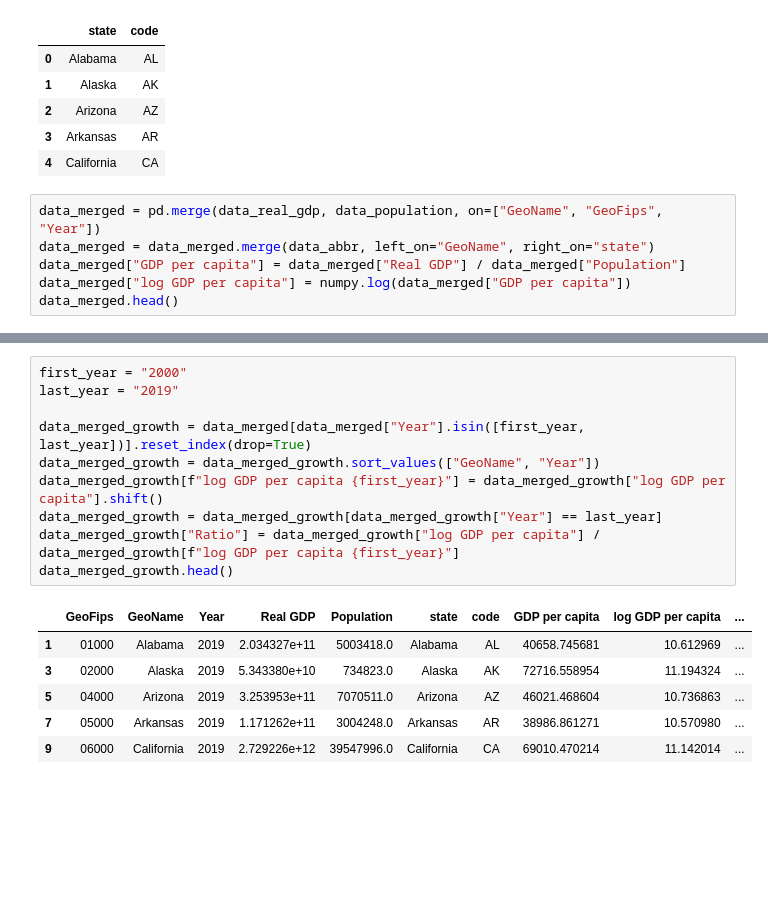
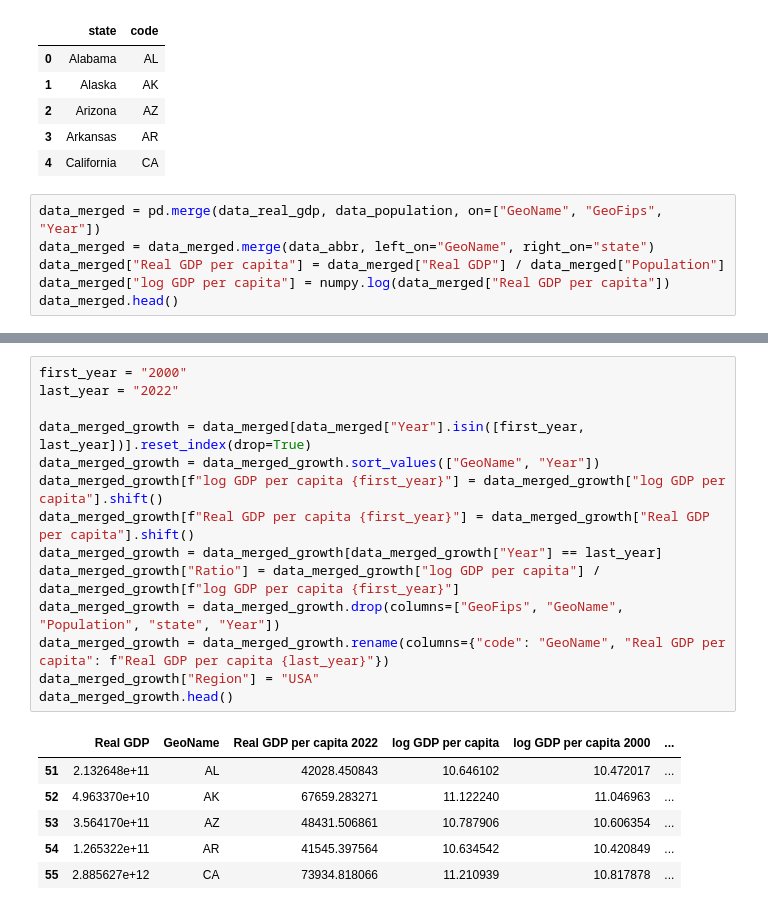
Before and after one commit to pesikj/DKMEN, a Jupyter notebook: usa_convergence.ipynb, the cells around one changed output, grey strips where cells are left out. Drawn from its saved outputs; the diff is of its cells as text; blank space fills up the shorter version.

```diff
--- a/usa_convergence.ipynb
+++ b/usa_convergence.ipynb
@@ -44,7 +64,7 @@ data_abbr.head()
 # %%
 data_merged = pd.merge(data_real_gdp, data_population, on=["GeoName", "GeoFips", "Year"])
 data_merged = data_merged.merge(data_abbr, left_on="GeoName", right_on="state")
-data_merged["GDP per capita"] = data_merged["Real GDP"] / data_merged["Population"]
-data_merged["log GDP per capita"] = numpy.log(data_merged["GDP per capita"])
+data_merged["Real GDP per capita"] = data_merged["Real GDP"] / data_merged["Population"]
+data_merged["log GDP per capita"] = numpy.log(data_merged["Real GDP per capita"])
 data_merged.head()
 # %% [output]
@@ -57,17 +103,21 @@ data_merged.head()
 # %%
 first_year = "2000"
-last_year = "2019"
+last_year = "2022"
 
 data_merged_growth = data_merged[data_merged["Year"].isin([first_year, last_year])].reset_index(drop=True)
 data_merged_growth = data_merged_growth.sort_values(["GeoName", "Year"])
 data_merged_growth[f"log GDP per capita {first_year}"] = data_merged_growth["log GDP per capita"].shift()
+data_merged_growth[f"Real GDP per capita {first_year}"] = data_merged_growth["Real GDP per capita"].shift()
 data_merged_growth = data_merged_growth[data_merged_growth["Year"] == last_year]
 data_merged_growth["Ratio"] = data_merged_growth["log GDP per capita"] / data_merged_growth[f"log GDP per capita {first_year}"]
+data_merged_growth = data_merged_growth.drop(columns=["GeoFips", "GeoName", "Population", "state", "Year"])
+data_merged_growth = data_merged_growth.rename(columns={"code": "GeoName", "Real GDP per capita": f"Real GDP per capita {last_year}"})
+data_merged_growth["Region"] = "USA"
 data_merged_growth.head()
 # %% [output]
-|  | GeoFips | GeoName | Year | Real GDP | Population | state | code | GDP per capita | log GDP per capita | ... |
-| 1 | 01000 | Alabama | 2019 | 2.034327e+11 | 5003418.0 | Alabama | AL | 40658.745681 | 10.612969 | ... |
-| 3 | 02000 | Alaska | 2019 | 5.343380e+10 | 734823.0 | Alaska | AK | 72716.558954 | 11.194324 | ... |
-| 5 | 04000 | Arizona | 2019 | 3.253953e+11 | 7070511.0 | Arizona | AZ | 46021.468604 | 10.736863 | ... |
-| 7 | 05000 | Arkansas | 2019 | 1.171262e+11 | 3004248.0 | Arkansas | AR | 38986.861271 | 10.570980 | ... |
-| 9 | 06000 | California | 2019 | 2.729226e+12 | 39547996.0 | California | CA | 69010.470214 | 11.142014 | ... |
+|  | Real GDP | GeoName | Real GDP per capita 2022 | log GDP per capita | log GDP per capita 2000 | ... |
+| 51 | 2.132648e+11 | AL | 42028.450843 | 10.646102 | 10.472017 | ... |
+| 52 | 4.963370e+10 | AK | 67659.283271 | 11.122240 | 11.046963 | ... |
+| 53 | 3.564170e+11 | AZ | 48431.506861 | 10.787906 | 10.606354 | ... |
+| 54 | 1.265322e+11 | AR | 41545.397564 | 10.634542 | 10.420849 | ... |
+| 55 | 2.885627e+12 | CA | 73934.818066 | 11.210939 | 10.817878 | ... |
```
Also changed, not shown: parts of 10 cells of this notebook, 47 other files.
